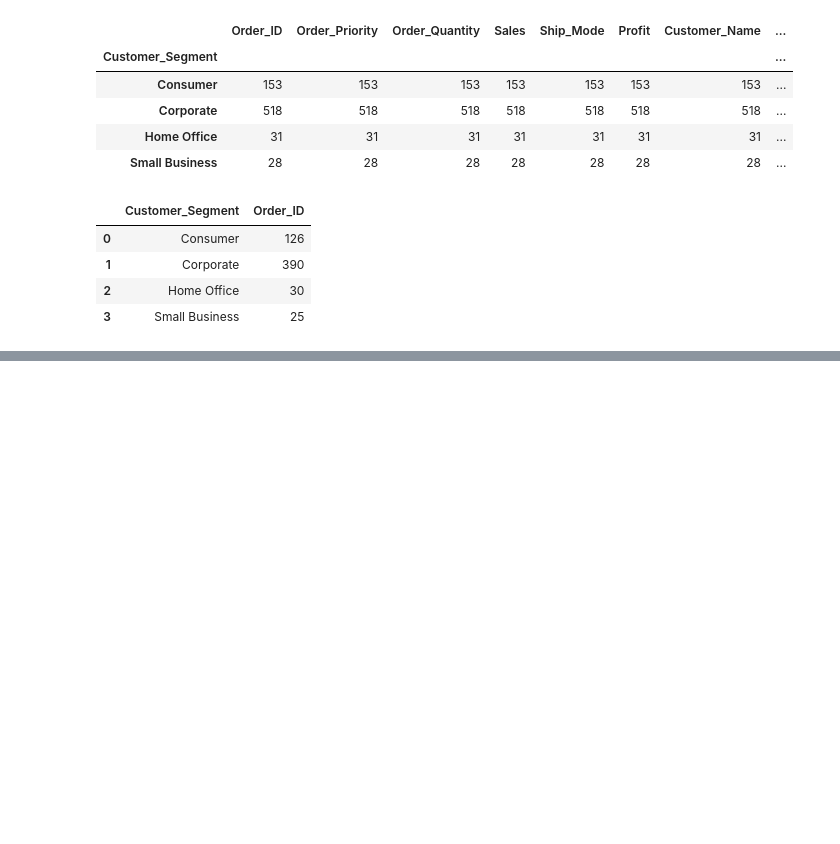
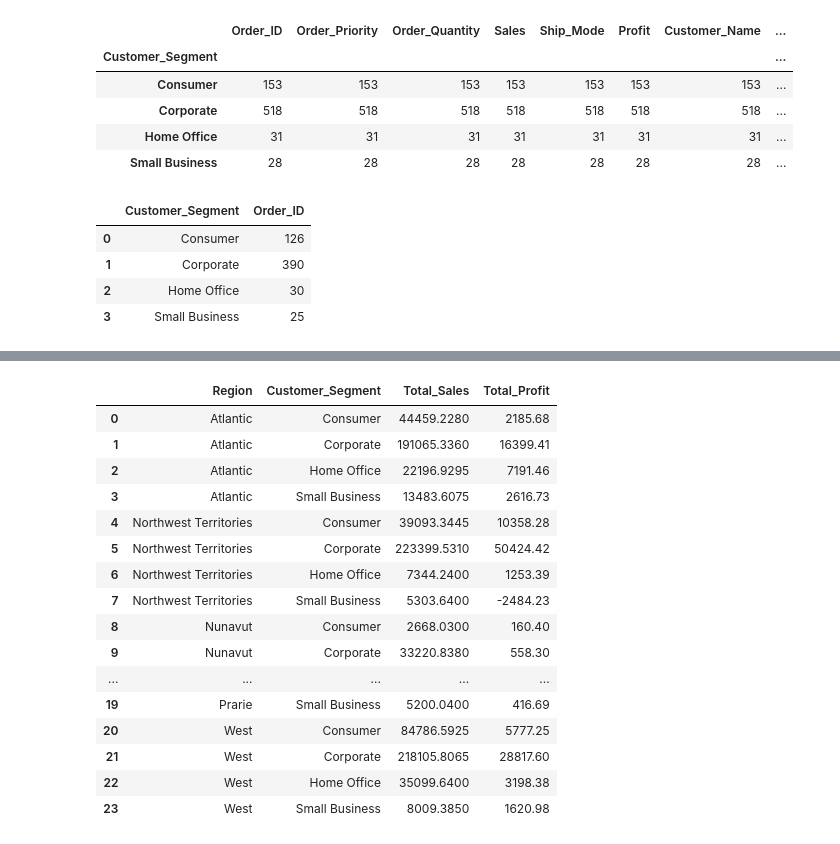
Before and after one commit to Amrane20/Sales_Analysis, a Jupyter notebook: data_cleaning.ipynb, the cells around one changed output, grey strips where cells are left out. Cells and saved outputs as stored; diff of their text form; code cells hidden in the pictures; blank space fills up the shorter version.

```diff
--- a/data_cleaning.ipynb
+++ b/data_cleaning.ipynb
@@ -374,0 +411,22 @@ loyal_customers[['Order_ID','Customer_Name']]
+# %%
+Sales_Region_Category_sum = df.groupby(level= ['Region','Customer_Segment'])[['Sales','Profit']].sum().reset_index()
+Sales_Region_Category_sum.columns = ['Region','Customer_Segment','Total_Sales','Total_Profit']
+Sales_Region_Category_sum
+# %% [output]
+|  | Region | Customer_Segment | Total_Sales | Total_Profit |
+| 0 | Atlantic | Consumer | 44459.2280 | 2185.68 |
+| 1 | Atlantic | Corporate | 191065.3360 | 16399.41 |
+| 2 | Atlantic | Home Office | 22196.9295 | 7191.46 |
+| 3 | Atlantic | Small Business | 13483.6075 | 2616.73 |
+| 4 | Northwest Territories | Consumer | 39093.3445 | 10358.28 |
+| 5 | Northwest Territories | Corporate | 223399.5310 | 50424.42 |
+| 6 | Northwest Territories | Home Office | 7344.2400 | 1253.39 |
+| 7 | Northwest Territories | Small Business | 5303.6400 | -2484.23 |
+| 8 | Nunavut | Consumer | 2668.0300 | 160.40 |
+| 9 | Nunavut | Corporate | 33220.8380 | 558.30 |
+| ... | ... | ... | ... | ... |
+| 19 | Prarie | Small Business | 5200.0400 | 416.69 |
+| 20 | West | Consumer | 84786.5925 | 5777.25 |
+| 21 | West | Corporate | 218105.8065 | 28817.60 |
+| 22 | West | Home Office | 35099.6400 | 3198.38 |
+| 23 | West | Small Business | 8009.3850 | 1620.98 |
```
Also changed, not shown: parts of 51 cells of this notebook.
